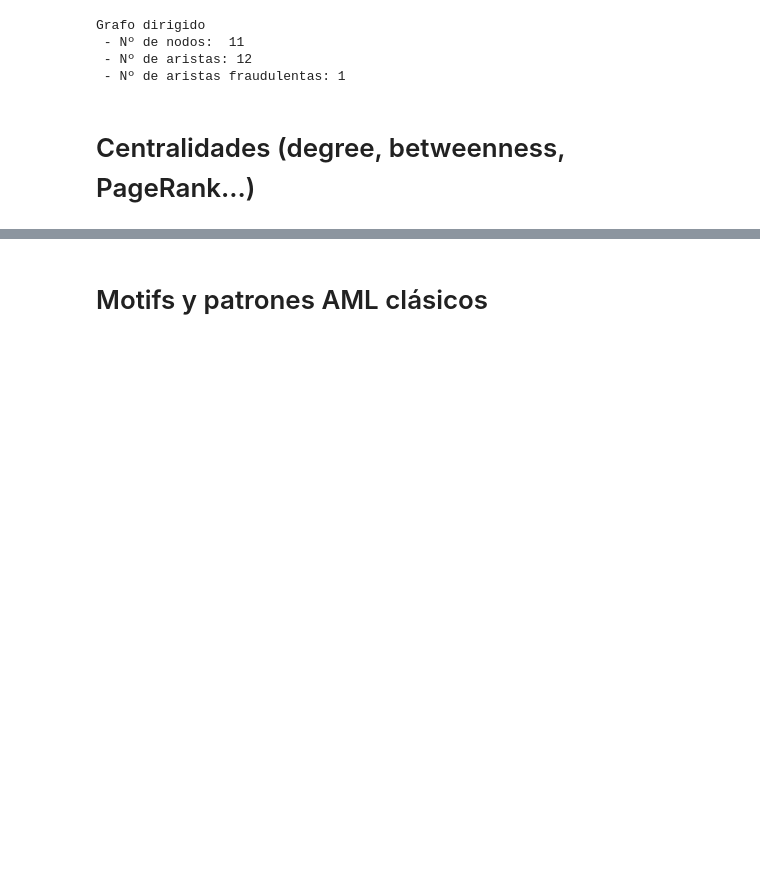
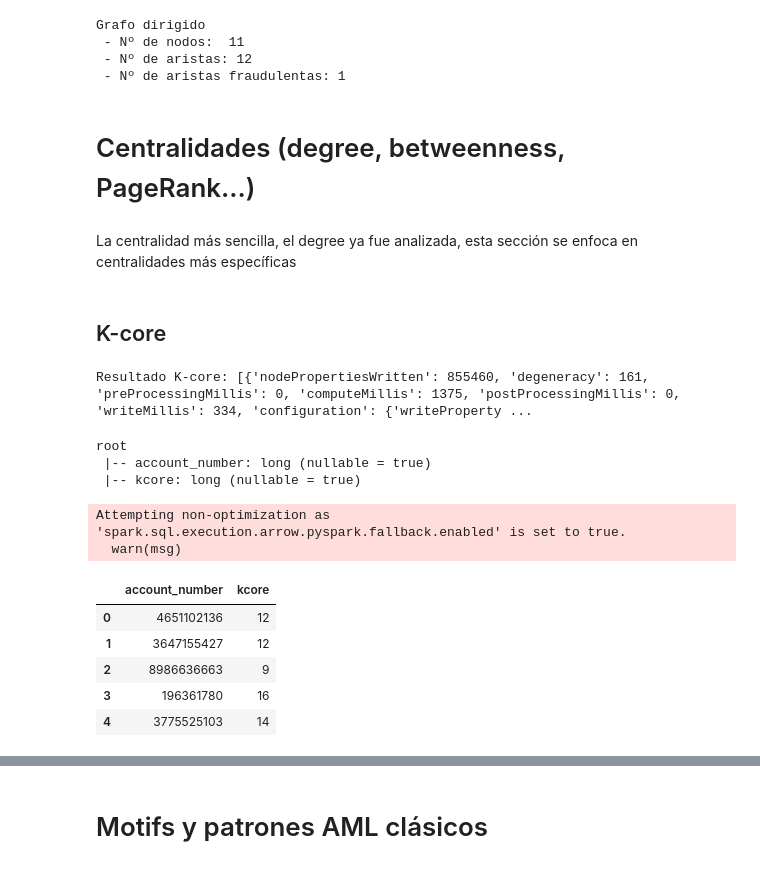
Before and after one commit to IngElecPuc/KaggleChallenges, a Jupyter notebook: Anti Money Laundering Transaction Data/EDA Topológico.ipynb, the cells around one changed output, grey strips where cells are left out. Cells and saved outputs as stored; diff of their text form; code cells hidden in the pictures; blank space fills up the shorter version.

```diff
--- a/Anti Money Laundering Transaction Data/EDA Topológico.ipynb
+++ b/Anti Money Laundering Transaction Data/EDA Topológico.ipynb
@@ -1642,3 +1694,64 @@ Grafo dirigido
  - Nº de aristas fraudulentas: 1
 # %% [markdown]
 # Centralidades (degree, betweenness, PageRank…)
+# %% [markdown]
+La centralidad más sencilla, el degree ya fue analizada, esta sección se enfoca en centralidades más específicas
+# %% [markdown]
+## K-core
+# %%
+kcore_result = graph.run("""
+CALL gds.kcore.write('aml_wcc', {
+  writeProperty: 'kcore',
+  concurrency: 4
+})
+YIELD *
+""").data()
+
+print("Resultado K-core:", kcore_result[:3])  # muestra primeras filas
+# %% [output]
+Resultado K-core: [{'nodePropertiesWritten': 855460, 'degeneracy': 161, 'preProcessingMillis': 0, 'computeMillis': 1375, 'postProcessingMillis': 0, 'writeMillis': 334, 'configuration': {'writeProperty ...
+# %%
+from pyspark.sql import functions as F
+
+kcore_nodes_query = """
+MATCH (a:Account)
+RETURN
+  a.account_number AS account_number,
+  a.kcore          AS kcore
+"""
+
+df_kcore = (
+    spark.read
+        .format("org.neo4j.spark.DataSource")
+        .option("url", NEO4J_URI)
+        .option("authentication.type", "basic")
+        .option("authentication.basic.username", NEO4J_USER)
+        .option("authentication.basic.password", NEO4J_PASS)
+        .option("database", NEO4J_DDBB)
+        .option("query", kcore_nodes_query)
+        .load()
+)
+
+df_kcore = df_kcore.filter(F.col("kcore").isNotNull())
+df_kcore.cache()
+
+df_kcore.printSchema()
+#df_kcore.show(5, truncate=False)
+df_kcore_pdf = (
+    df_kcore
+    .limit(5)
+    .toPandas()
+)
+df_kcore_pdf
+# %% [output]
+root
+ |-- account_number: long (nullable = true)
+ |-- kcore: long (nullable = true)
+Attempting non-optimization as 'spark.sql.execution.arrow.pyspark.fallback.enabled' is set to true.
+  warn(msg)
+|  | account_number | kcore |
+| 0 | 4651102136 | 12 |
+| 1 | 3647155427 | 12 |
+| 2 | 8986636663 | 9 |
+| 3 | 196361780 | 16 |
+| 4 | 3775525103 | 14 |
```
Also changed, not shown: parts of 28 cells of this notebook, 1 other file.
